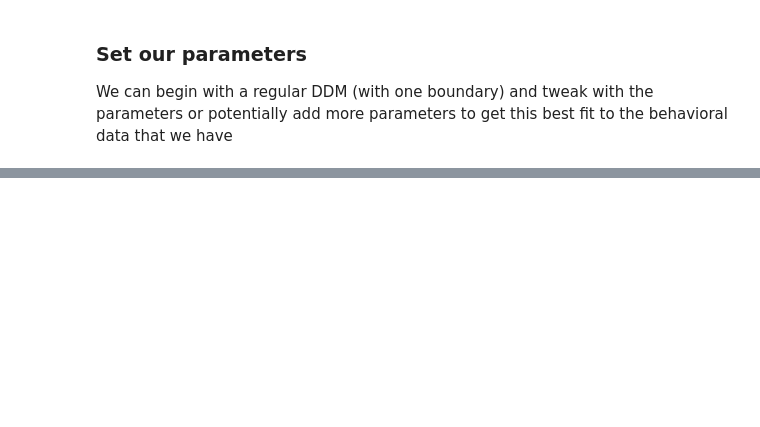
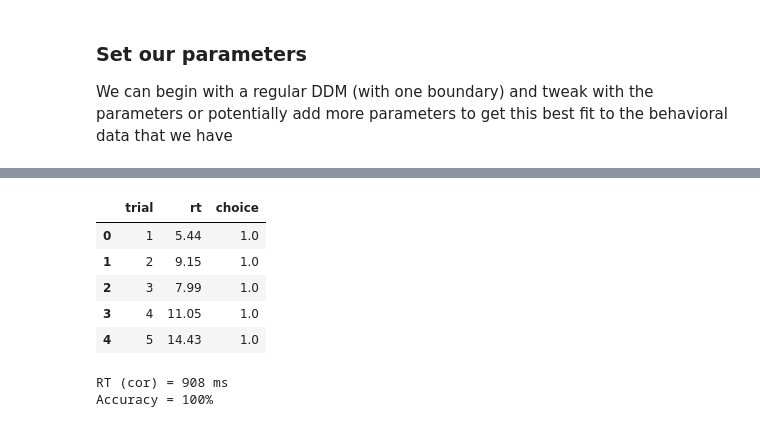
Before and after one commit to WilliXL/AdaptiveDecisionMaking_2018, a Jupyter notebook: notebooks/Final.ipynb, the cells around one changed output, grey strips where cells are left out. Drawn from its saved outputs; the diff is of its cells as text; code cells hidden in the pictures; blank space fills up the shorter version.

```diff
--- a/notebooks/Final.ipynb
+++ b/notebooks/Final.ipynb
@@ -41,0 +209,49 @@ parameters = np.array([a, tr, v, z, si, dx, dt])
+# %%
+@jit((float64[:], float64[:,:], float64[:,:], float64[:,:]), nopython=True)
+def _sim_decay_ddm_trials_(parameters, data, rProb, traces):
+    ntrials = data.shape[0]
+    for t in range(ntrials):
+        a, tr, v, z, si, dx, dt, decay, decay_acceleration = parameters
+        decay += decay_acceleration
+        parameters_decay = np.array([a, tr, v, z, si, dx, dt, decay, decay_acceleration])
+        data[t, :] = sim_decay_ddm(parameters, rProb[t], traces[t])
+
+def sim_decay_ddm_trials(parameters, ntrials=500, deadline=1.5, decay=False):
+    data, rProb, traces = gen_ddm_storage_objects(parameters, ntrials, deadline)
+    _sim_decay_ddm_trials_(parameters, data, rProb, traces)
+    df, traces = clean_output(data, traces, deadline=deadline)
+    return df, traces
+# %%
+a = 1 # boundary height
+v = .15 # drift-rate
+tr = 0 # nondecision time (in seconds)
+z = 0 # starting point ([0,1], fraction of a)
+decay = 0.0005
+decay_acceleration = 0.0001
+
+dt = .01 # time stepsize
+si = .1 # sigma (noise scalar)
+dx = si * np.sqrt(dt) # evidence stepsize (up/down)
+deadline = 60 # max decision time (in sec)
+ntrials = 46 # number of trials to simulate
+
+parameters_decay = np.array([a, tr, v, z, si, dx, dt, decay, decay_acceleration])
+# %%
+df, traces = sim_decay_ddm_trials(parameters_decay, ntrials, deadline)
+df.head()
+# %% [output]
+|  | trial | rt | choice |
+| 0 | 1 | 5.44 | 1.0 |
+| 1 | 2 | 9.15 | 1.0 |
+| 2 | 3 | 7.99 | 1.0 |
+| 3 | 4 | 11.05 | 1.0 |
+| 4 | 5 | 14.43 | 1.0 |
+# %%
+accuracy = df.choice.mean()
+corRT = df[df.choice==1].rt.mean()
+
+print("RT (cor) = {:.0f} ms".format(corRT/dt))
+print("Accuracy = {:.0f}%".format(accuracy*100))
+# %% [output]
+RT (cor) = 908 ms
+Accuracy = 100%
```
Also changed, not shown: parts of 14 cells of this notebook.
